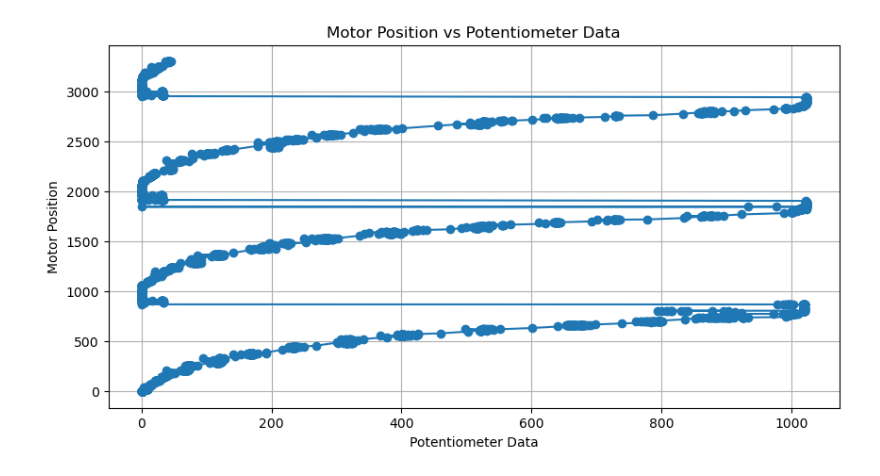
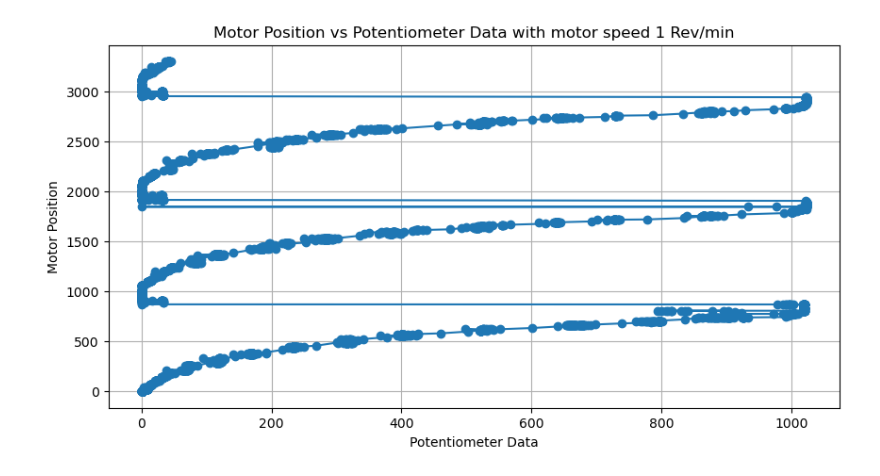
Before and after one commit to codeXpawan/DCTOSERVO, a Jupyter notebook: visulizing_and_fitting_the_data.ipynb, the cells around one changed output. Saved outputs shown, nothing was run; the diff lists cells and outputs as text; code cells hidden in the pictures.

```diff
--- a/visulizing_and_fitting_the_data.ipynb
+++ b/visulizing_and_fitting_the_data.ipynb
@@ -3,3 +4,4 @@ import pandas as pd
 import matplotlib.pyplot as plt
 # %%
-df = pd.read_csv('./pot_data_with_motor_s_1.csv')
+df_s_1 = pd.read_csv('./pot_data_with_motor_s_1.csv')
+df_s_5 = pd.read_csv('./pot_data_with_motor_s_5.csv')
@@ -12,14 +51,14 @@ import numpy as np
 # %%
 plt.figure(figsize=(10, 5))
-plt.plot(np.array(df['Potentiometer_Data']), np.array(df['Motor_Position']), marker='o', linestyle='-')
+plt.plot(np.array(df_s_1['Potentiometer_Data']), np.array(df_s_1['Motor_Position']), marker='o', linestyle='-')
 
 # Customize the plot
-plt.title('Motor Position vs Potentiometer Data')
+plt.title('Motor Position vs Potentiometer Data with motor speed 1 Rev/min')
 plt.xlabel('Potentiometer Data')
 plt.ylabel('Motor Position')
 plt.grid(True)
 
 # Show the plot
 plt.show()
 # %% [output]
-[figure, old version]
+[figure, new version]
```
Also changed, not shown: parts of 53 cells of this notebook, 1 other file.
